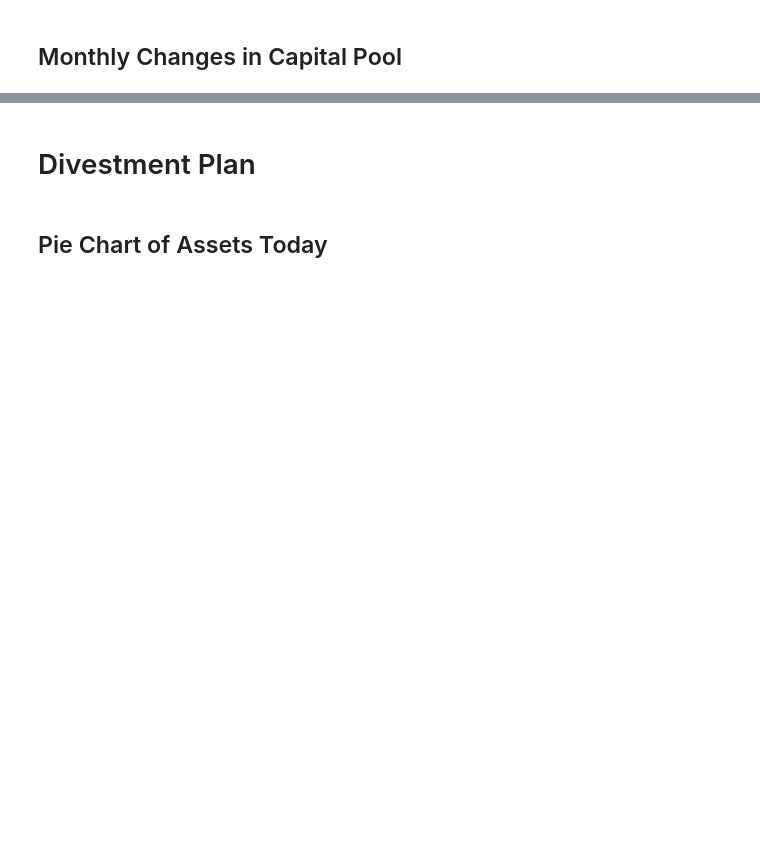
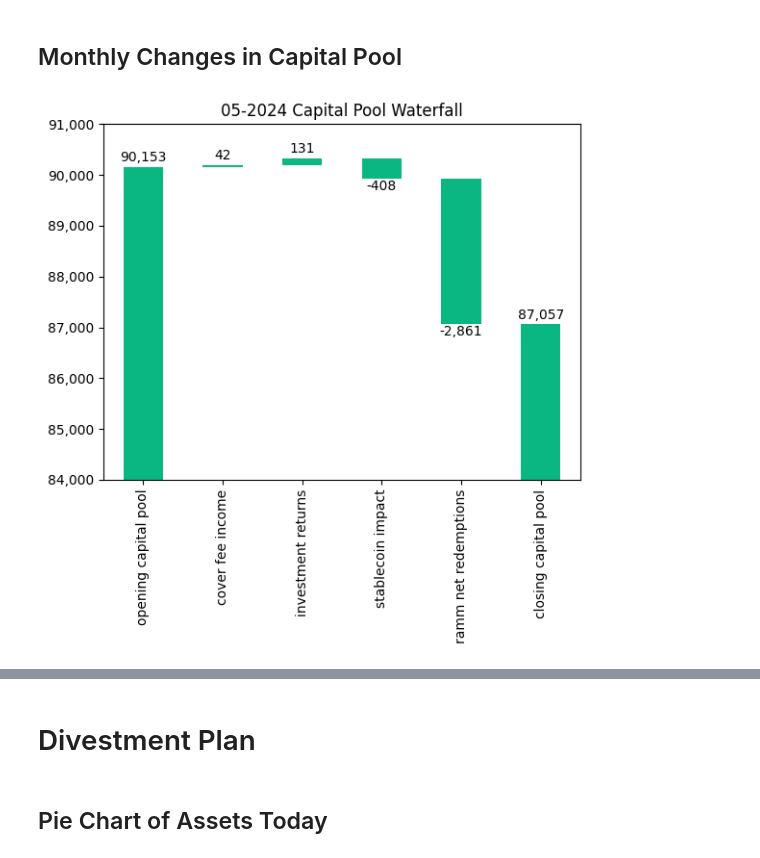
Before and after one commit to rmelbardis/InvestmentMonitoring, a Jupyter notebook: InvestmentMonitoring.ipynb, the cells around one changed output, grey strips where cells are left out. Saved outputs shown, nothing was run; the diff lists cells and outputs as text; code cells hidden in the pictures; blank space fills up the shorter version.

```diff
--- a/InvestmentMonitoring.ipynb
+++ b/InvestmentMonitoring.ipynb
@@ -250,0 +319,7 @@ DAI FX Impact = 57.631044850422626
+# %%
+# Cover Re FX impact
+cover_re_opening = df_cap.loc[df_cap['day'] == cover_re_date]['Cover Re'].values[0]
+
+# FX Impact
+cover_re_fx_change = cover_re_opening * eth_usd_cover_re_date / eth_usd_closing - cover_re_opening
+print(f'Cover Re FX Impact = {cover_re_fx_change}')
@@ -250,0 +337,7 @@ DAI FX Impact = 57.631044850422626
+# %%
+# Total FX Impacts
+fx_change = dai_fx_change_pre_cover_re + dai_fx_change_post_cover_re + \
+            usdc_fx_change_pre_cover_re + usdc_fx_change_post_cover_re + \
+            cover_re_fx_change + debtUSDC_fx_change
+
+print(f'Total FX Impact = {fx_change}')
@@ -362,12 +545,12 @@ print('Based on average Capital Pool amount over the monthly period')
 # waterfall chart for changes in the capital pool
 
 # set limits on chart manually
-bottom = 87_000
-top = 93_000
+bottom = 84_000
+top = 91_000
 
 # create dataframe with relevant categories
 index = ['opening capital pool', 'cover fee income', 'investment returns', 'stablecoin impact', 'ramm net redemptions']
-data = {'amount': [total_cap_monthly_opening, monthly_cover_fees, total_monthly_inv_earnings, dai_change, ramm_flow_monthly_change]}
+data = {'amount': [total_cap_monthly_opening, monthly_cover_fees, total_monthly_inv_earnings, fx_change, ramm_flow_monthly_change]}
 df_waterfall = pd.DataFrame(data=data, index=index)
 
 # create a shifted dataframe by one space and fill the empty space with zero
@@ -380,33 +563,35 @@ df_shift.loc['closing capital pool'] = 0
 
 # define the Nexus Mutual green color
 color = '#0AB682'
 
 # create waterfall plot
 waterfall_plot = df_waterfall.plot.bar(stacked=True, bottom=df_shift,
                                    legend=None, color=color, title=f'{valn_date_str[-7:]} Capital Pool Waterfall')
 waterfall_plot.set_ylim(bottom=bottom, top=top)
 
 # change format of tick values
 tick_vals = waterfall_plot.get_yticks()
 waterfall_plot.set_yticklabels(['{:,.0f}'.format(x) for x in tick_vals])
 
 # label loop for individual items
 maximum = df_waterfall.max()
 neg_offset = maximum / 400
 pos_offset = maximum / 800
 
 y_height = df_shift
 
 loop = 0
 for index, row in df_waterfall.iterrows():
     y = y_height[loop] + row['amount']
     # determine negative or positive offset
     if row['amount'] > 0:
         y += pos_offset
     else:
         y -= neg_offset
     waterfall_plot.annotate("{:,.0f}".format(row['amount']), (loop, y), ha="center")
     loop+=1
+# %% [output]
+[figure, added]
 # %%
 # Total change in capital pool
 capital_pool_change = df_waterfall.loc['closing capital pool'].values[0] - df_waterfall.loc['opening capital pool'].values[0]
```
Also changed, not shown: parts of 28 cells of this notebook.
